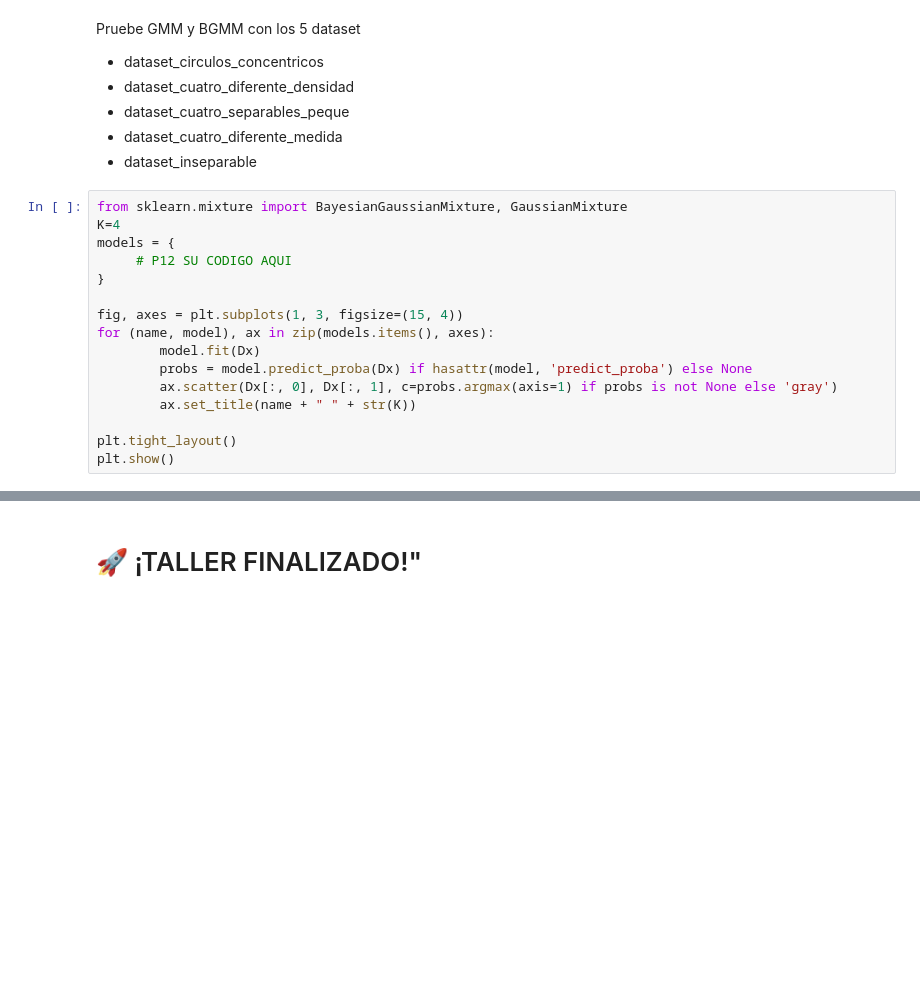
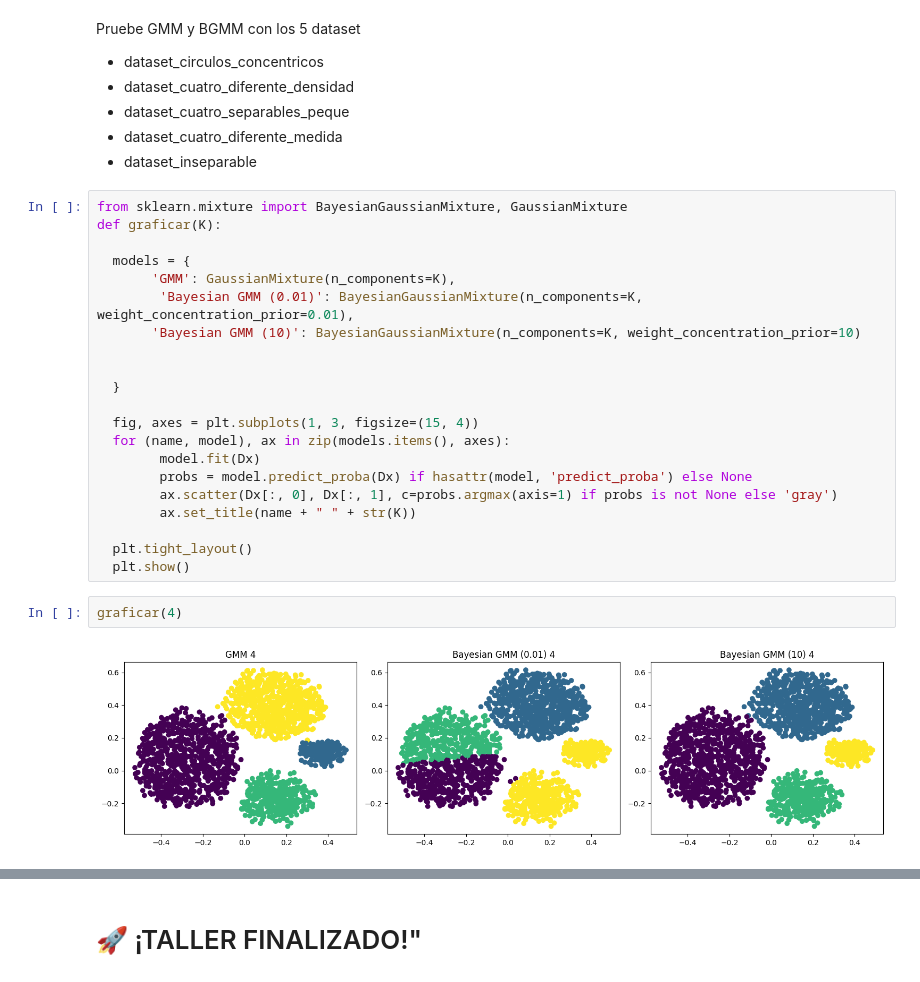
Before and after one commit to SandraNavarrete-docente/aprendizaje-automatico-252601, a Jupyter notebook: 04-MODELOS-NO-SUPERVISADOS/4_7_Métodos_de_clustering_basado_en_modelos_probabilisticos.ipynb, the cells around one changed output, grey strips where cells are left out. Drawn from its saved outputs; the diff is of its cells as text; blank space fills up the shorter version.

```diff
--- a/04-MODELOS-NO-SUPERVISADOS/4_7_Métodos_de_clustering_basado_en_modelos_probabilisticos.ipynb
+++ b/04-MODELOS-NO-SUPERVISADOS/4_7_Métodos_de_clustering_basado_en_modelos_probabilisticos.ipynb
@@ -306,17 +372,26 @@ Pruebe GMM y BGMM con los 5 dataset
 *   dataset_inseparable
 # %%
 from sklearn.mixture import BayesianGaussianMixture, GaussianMixture
-K=4
-models = {
-     # P12 SU CODIGO AQUI
-}
+def graficar(K):
 
-fig, axes = plt.subplots(1, 3, figsize=(15, 4))
-for (name, model), ax in zip(models.items(), axes):
+  models = {
+       'GMM': GaussianMixture(n_components=K),
+        'Bayesian GMM (0.01)': BayesianGaussianMixture(n_components=K, weight_concentration_prior=0.01),
+       'Bayesian GMM (10)': BayesianGaussianMixture(n_components=K, weight_concentration_prior=10)
+
+
+  }
+
+  fig, axes = plt.subplots(1, 3, figsize=(15, 4))
+  for (name, model), ax in zip(models.items(), axes):
         model.fit(Dx)
         probs = model.predict_proba(Dx) if hasattr(model, 'predict_proba') else None
         ax.scatter(Dx[:, 0], Dx[:, 1], c=probs.argmax(axis=1) if probs is not None else 'gray')
         ax.set_title(name + " " + str(K))
 
-plt.tight_layout()
-plt.show()
+  plt.tight_layout()
+  plt.show()
+# %%
+graficar(4)
+# %% [output]
+[figure, added]
```
Also changed, not shown: parts of 24 cells of this notebook.
